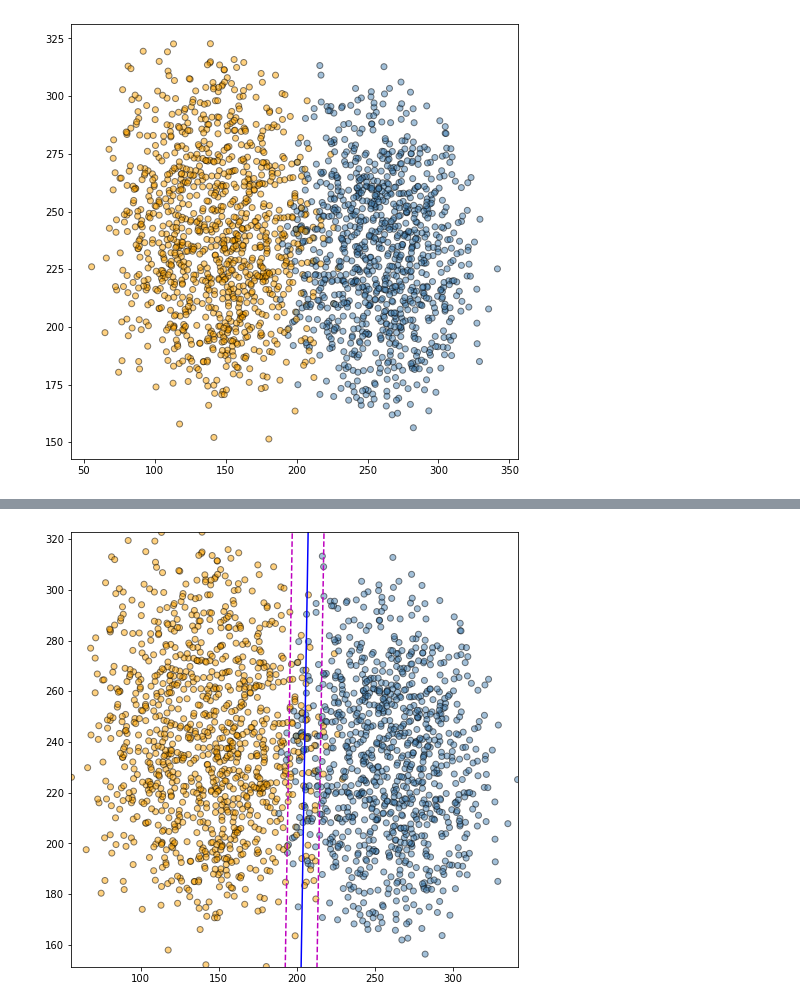
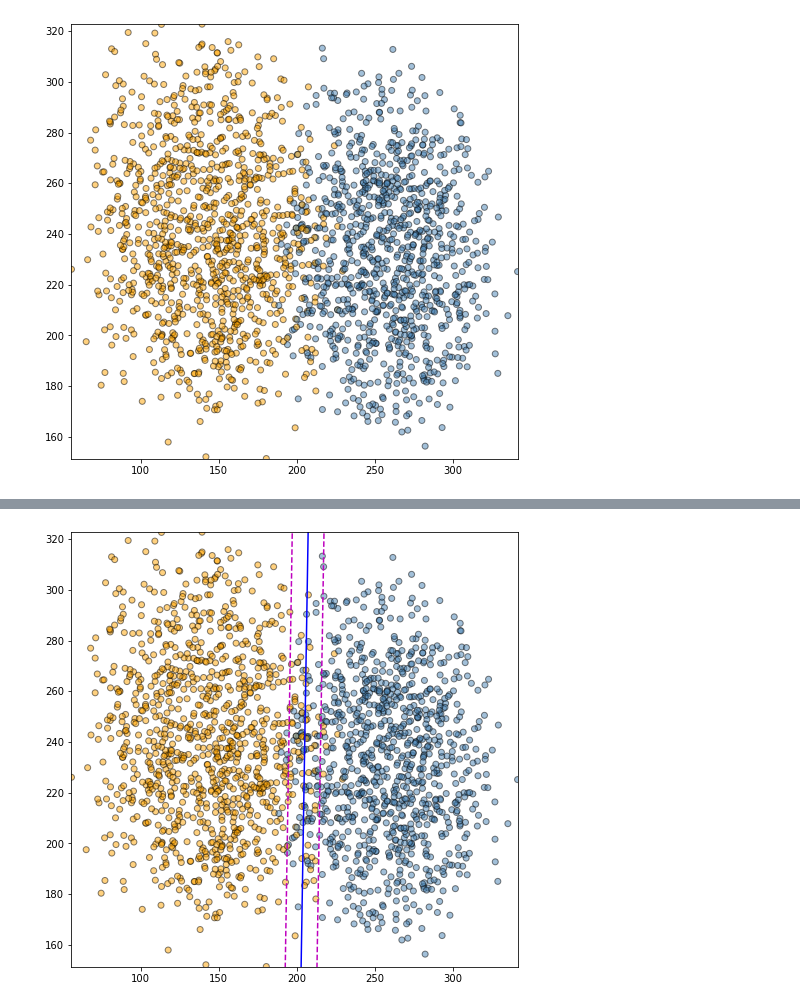
Before and after one commit to miraehab/Support-Vector-Machine-Implementation, a Jupyter notebook: svm_quad_prog.ipynb, the cells around one changed output, grey strips where cells are left out. Drawn from its saved outputs; the diff is of its cells as text; code cells hidden in the pictures.

Commit message:
Added non-seperable data condition

```diff
--- a/svm_quad_prog.ipynb
+++ b/svm_quad_prog.ipynb
@@ -28,9 +46,6 @@ iris_df.head()
 # %%
-df = pd.read_csv('non-separable-data.csv')
-df.head()
-df.color = df.color.replace(0,-1)
-X = df[['x', 'y']].to_numpy()  #iris_df[["petal length (cm)", "petal width (cm)"]].to_numpy()
-y = df['color'].to_numpy().reshape((-1,1))   #iris_df[["target"]].to_numpy()
+X, y = get_data('non-separable-data.csv')
+
 x_min = X[:, 0].min()-0.1
 x_max = X[:, 0].max()+0.1
 y_min = X[:, 1].min()-0.1
@@ -38,7 +53,9 @@ y_max = X[:, 1].max()+0.1
 # %%
 plt.figure(figsize=(8, 8))
 colors = ["steelblue", "orange"]
 plt.scatter(X[:, 0], X[:, 1], c=y.ravel(), alpha=0.5, cmap=matplotlib.colors.ListedColormap(colors), edgecolors="black")
+plt.xlim(x_min, x_max)
+plt.ylim(y_min, y_max)
 plt.show()
 # %% [output]
-[figure, old version]
+[figure, new version]
```
Also changed, not shown: parts of 13 cells of this notebook.
